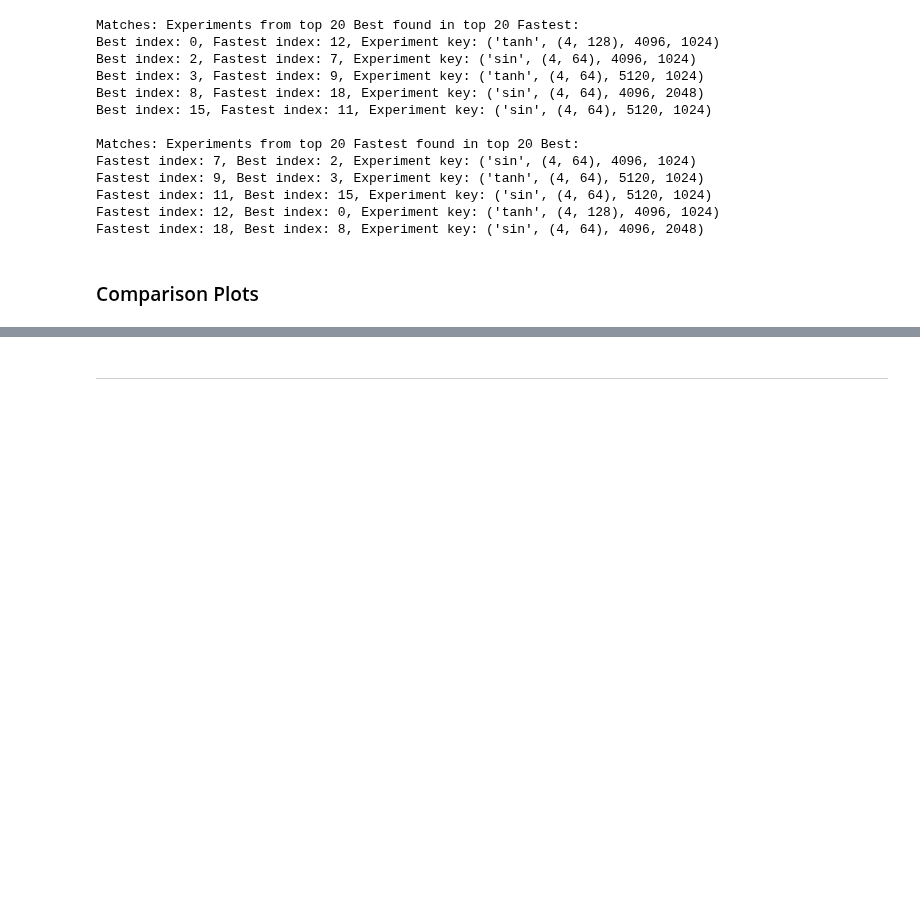
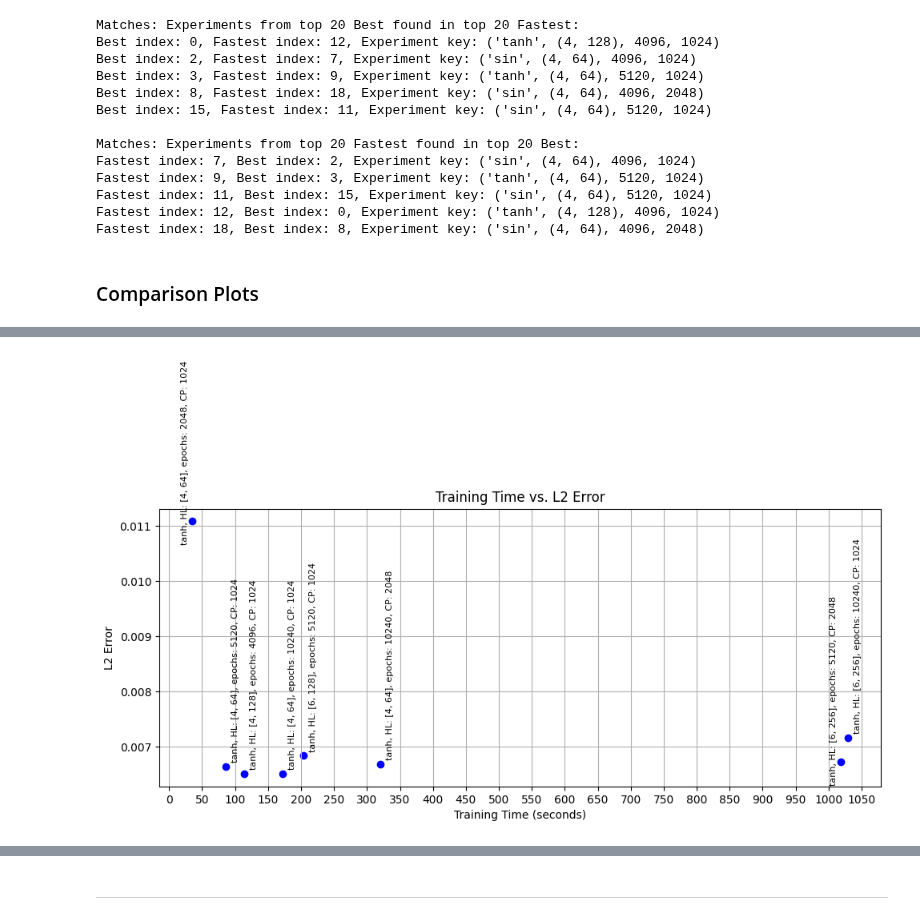
Before and after one commit to nishantak/numerical_sim_PINN, a Jupyter notebook: PINN_Kuramoto/pinn_solver.ipynb, the cells around one changed output, grey strips where cells are left out. Saved outputs shown, nothing was run; the diff lists cells and outputs as text; code cells hidden in the pictures; blank space fills up the shorter version.

```diff
--- a/PINN_Kuramoto/pinn_solver.ipynb
+++ b/PINN_Kuramoto/pinn_solver.ipynb
@@ -654,0 +704,21 @@ plt.show()
+# %%
+archs_l2plot = [
+    # minimal architecture, Best + variations (epochs, collocation points)
+    {"activation": "tanh", "hidden_layers, neurons": [4, 64], "epochs": 2048, "collocation_points": 1024},
+    {"activation": "tanh", "hidden_layers, neurons": [4, 64], "epochs": 5120, "collocation_points": 1024},
+
+    {"activation": "tanh", "hidden_layers, neurons": [4, 64], "epochs": 10240, "collocation_points": 1024},
+    {"activation": "tanh", "hidden_layers, neurons": [4, 64], "epochs": 10240, "collocation_points": 2048}, #Best for 2048
+
+    # Extended architecture, Best configuration
+    {"activation": "tanh", "hidden_layers, neurons": [4, 128], "epochs": 4096, "collocation_points": 1024},
+
+    {"activation": "tanh", "hidden_layers, neurons": [6, 128], "epochs": 5120, "collocation_points": 1024},
+
+    {"activation": "tanh", "hidden_layers, neurons": [6, 256], "epochs": 5120, "collocation_points": 2048},
+    {"activation": "tanh", "hidden_layers, neurons": [6, 256], "epochs": 10240, "collocation_points": 1024}
+]
+
+plot_tt_l2(archs_l2plot, "tan_archs")
+# %% [output]
+[figure, added]
```
Also changed, not shown: parts of 12 cells of this notebook.
